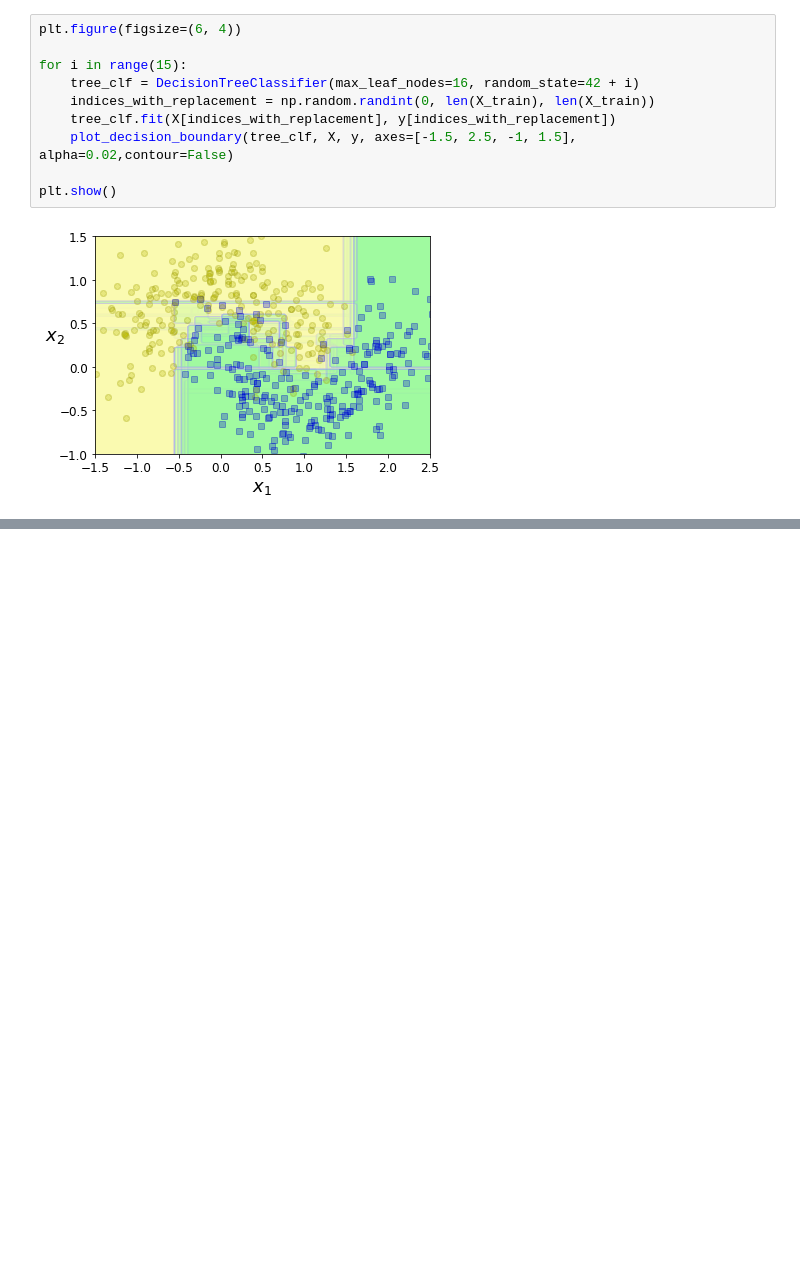
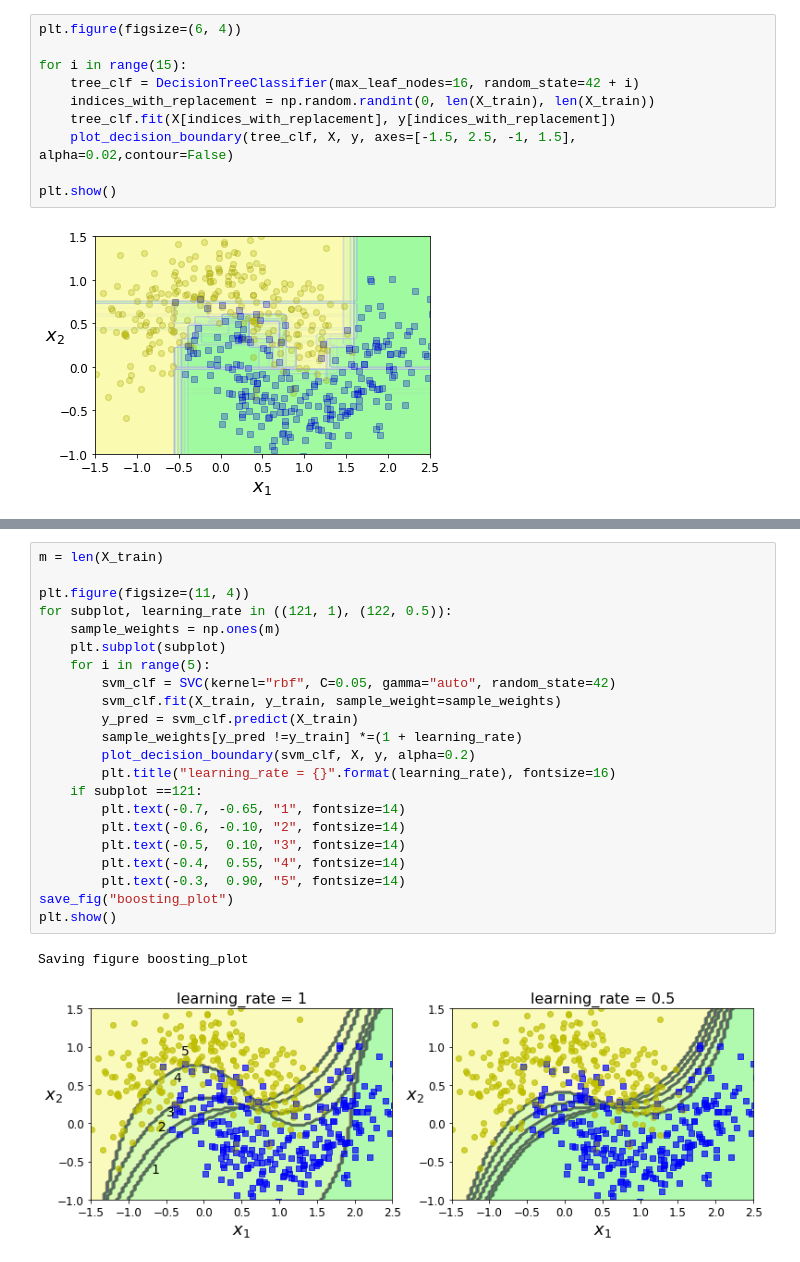
Before and after one commit to Mrscto/handson-ml-master, a Jupyter notebook: handson-ml-master/第七， 集成学习与随机森林.ipynb, the cells around one changed output, grey strips where cells are left out. Cells and saved outputs as stored; diff of their text form; blank space fills up the shorter version.

```diff
--- a/handson-ml-master/第七， 集成学习与随机森林.ipynb
+++ b/handson-ml-master/第七， 集成学习与随机森林.ipynb
@@ -221,0 +317,25 @@ plt.show()
+# %%
+m = len(X_train)
+
+plt.figure(figsize=(11, 4))
+for subplot, learning_rate in ((121, 1), (122, 0.5)):
+    sample_weights = np.ones(m)
+    plt.subplot(subplot)
+    for i in range(5):
+        svm_clf = SVC(kernel="rbf", C=0.05, gamma="auto", random_state=42)
+        svm_clf.fit(X_train, y_train, sample_weight=sample_weights)
+        y_pred = svm_clf.predict(X_train)
+        sample_weights[y_pred !=y_train] *=(1 + learning_rate)
+        plot_decision_boundary(svm_clf, X, y, alpha=0.2)
+        plt.title("learning_rate = {}".format(learning_rate), fontsize=16)
+    if subplot ==121:
+        plt.text(-0.7, -0.65, "1", fontsize=14)
+        plt.text(-0.6, -0.10, "2", fontsize=14)
+        plt.text(-0.5,  0.10, "3", fontsize=14)
+        plt.text(-0.4,  0.55, "4", fontsize=14)
+        plt.text(-0.3,  0.90, "5", fontsize=14)
+save_fig("boosting_plot")
+plt.show()
+# %% [output]
+Saving figure boosting_plot
+[figure, added]
```
Also changed, not shown: parts of 70 cells of this notebook, 11 other files.
